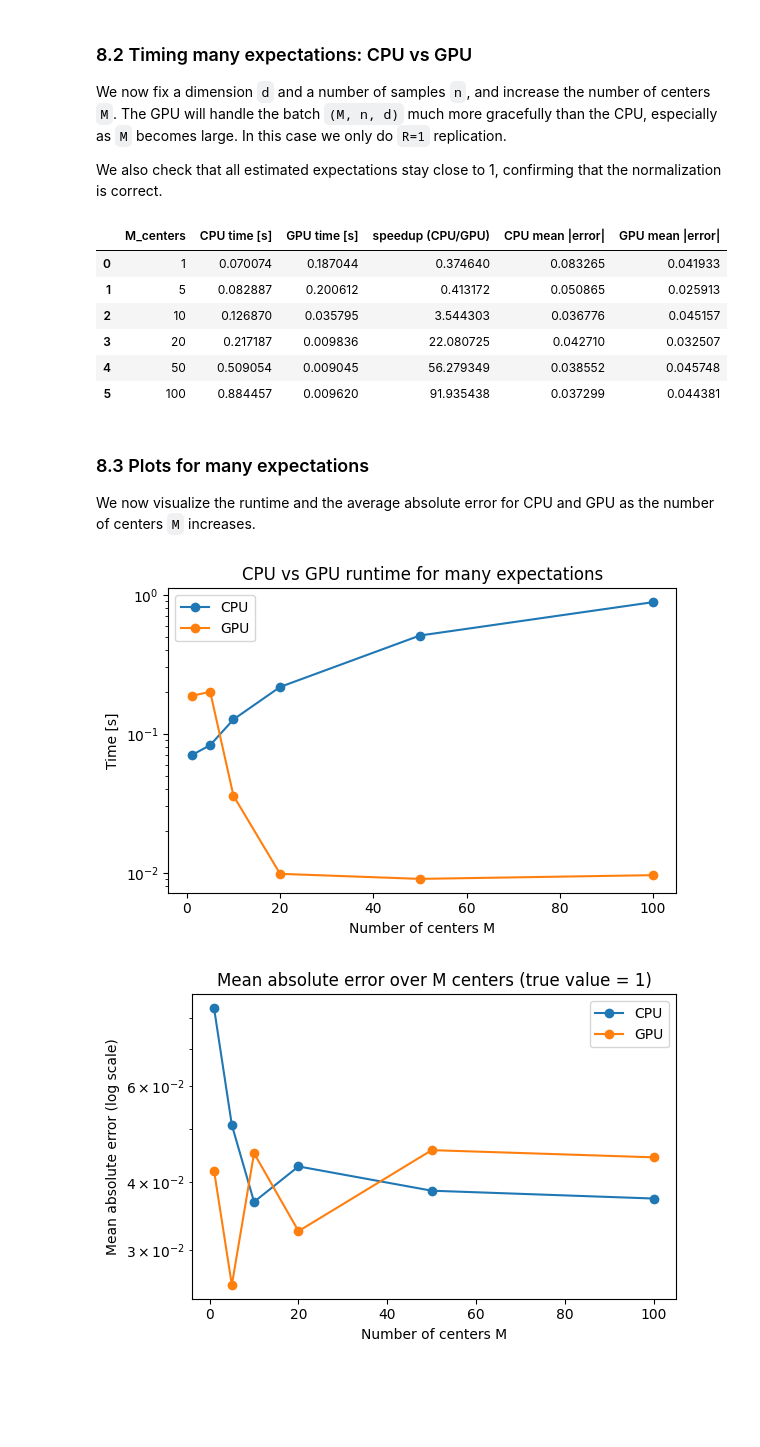
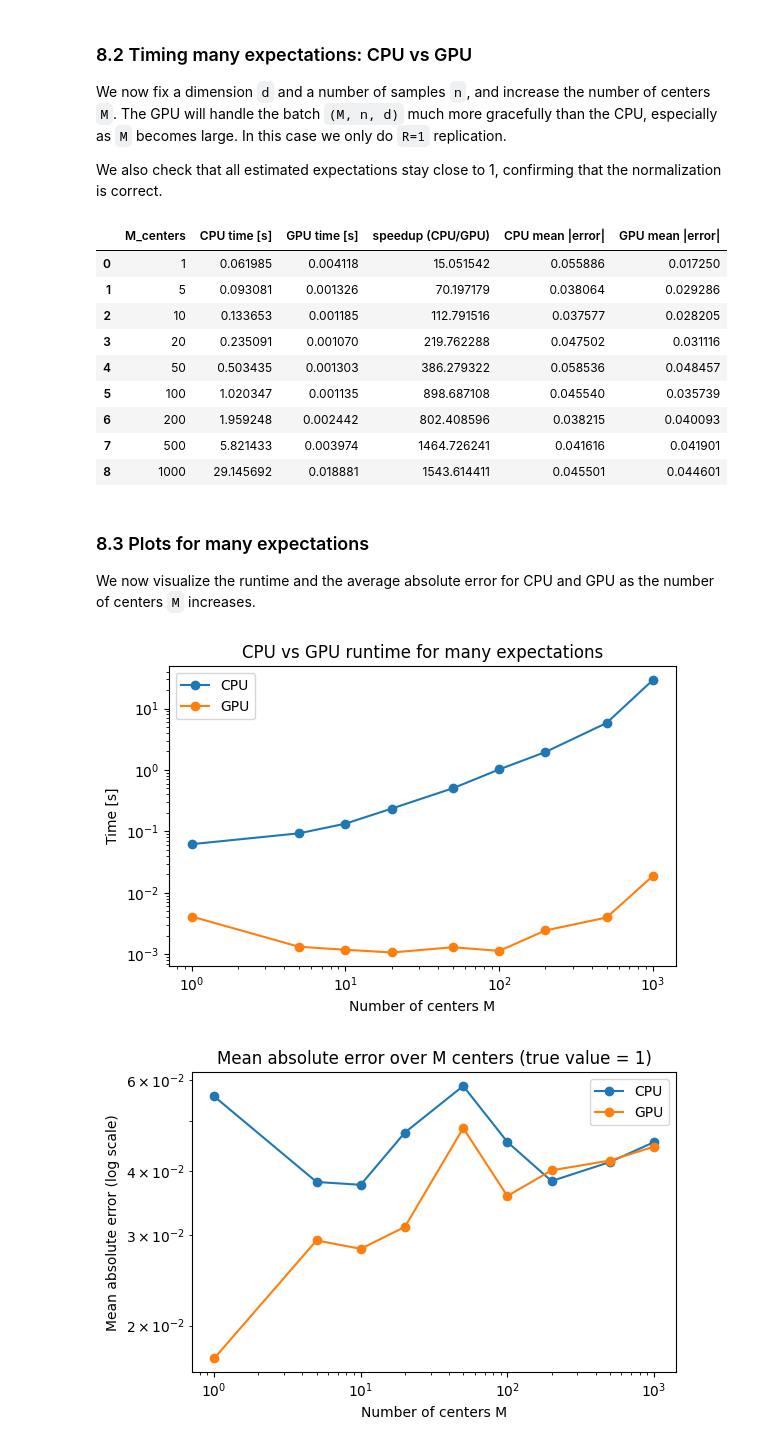
Before and after one commit to QMCSoftware/MATH565Fall2025, a Jupyter notebook: notebooks/GPU_MonteCarlo_Demo.ipynb, the cells around one changed output. Drawn from its saved outputs; the diff is of its cells as text; code cells hidden in the pictures; blank space fills up the shorter version.

```diff
--- a/notebooks/GPU_MonteCarlo_Demo.ipynb
+++ b/notebooks/GPU_MonteCarlo_Demo.ipynb
@@ -470,7 +470,7 @@ d_many = 20
 n_many = 200_000
 
 # Different numbers of centers M to try
-Ms = [1, 5, 10, 20, 50, 100]
+Ms = [1, 5, 10, 20, 50, 100, 200, 500, 1000]
 
 # Generate a fixed bank of centers A_max, to be shared between CPU and GPU
 M_max = max(Ms)
@@ -510,12 +510,15 @@ df_many = pd.DataFrame.from_records(records_many)
 df_many
 # %% [output]
 |  | M_centers | CPU time [s] | GPU time [s] | speedup (CPU/GPU) | CPU mean |error| | GPU mean |error| |
-| 0 | 1 | 0.070074 | 0.187044 | 0.374640 | 0.083265 | 0.041933 |
-| 1 | 5 | 0.082887 | 0.200612 | 0.413172 | 0.050865 | 0.025913 |
-| 2 | 10 | 0.126870 | 0.035795 | 3.544303 | 0.036776 | 0.045157 |
-| 3 | 20 | 0.217187 | 0.009836 | 22.080725 | 0.042710 | 0.032507 |
-| 4 | 50 | 0.509054 | 0.009045 | 56.279349 | 0.038552 | 0.045748 |
-| 5 | 100 | 0.884457 | 0.009620 | 91.935438 | 0.037299 | 0.044381 |
+| 0 | 1 | 0.061985 | 0.004118 | 15.051542 | 0.055886 | 0.017250 |
+| 1 | 5 | 0.093081 | 0.001326 | 70.197179 | 0.038064 | 0.029286 |
+| 2 | 10 | 0.133653 | 0.001185 | 112.791516 | 0.037577 | 0.028205 |
+| 3 | 20 | 0.235091 | 0.001070 | 219.762288 | 0.047502 | 0.031116 |
+| 4 | 50 | 0.503435 | 0.001303 | 386.279322 | 0.058536 | 0.048457 |
+| 5 | 100 | 1.020347 | 0.001135 | 898.687108 | 0.045540 | 0.035739 |
+| 6 | 200 | 1.959248 | 0.002442 | 802.408596 | 0.038215 | 0.040093 |
+| 7 | 500 | 5.821433 | 0.003974 | 1464.726241 | 0.041616 | 0.041901 |
+| 8 | 1000 | 29.145692 | 0.018881 | 1543.614411 | 0.045501 | 0.044601 |
 # %% [markdown]
 ### 8.3 Plots for many expectations
 
@@ -524,29 +527,31 @@ number of centers `M` increases.
 # %%
 fig, ax = plt.subplots(figsize=(6, 4))
 
 ax.plot(df_many["M_centers"], df_many["CPU time [s]"], marker="o", label="CPU")
 ax.plot(df_many["M_centers"], df_many["GPU time [s]"], marker="o", label="GPU")
 
 ax.set_xlabel("Number of centers M")
 ax.set_ylabel("Time [s]")
 ax.set_title("CPU vs GPU runtime for many expectations")
+ax.set_xscale("log")
 ax.set_yscale("log")
 ax.legend()
 plt.tight_layout()
 plt.show()
 
 fig, ax = plt.subplots(figsize=(6, 4))
 
 ax.plot(df_many["M_centers"], df_many["CPU mean |error|"], marker="o", label="CPU")
 ax.plot(df_many["M_centers"], df_many["GPU mean |error|"], marker="o", label="GPU")
 
+ax.set_xscale("log")
 ax.set_yscale("log")
 ax.set_xlabel("Number of centers M")
 ax.set_ylabel("Mean absolute error (log scale)")
 ax.set_title("Mean absolute error over M centers (true value = 1)")
 ax.legend()
 plt.tight_layout()
 plt.show()
 # %% [output]
-[figure, old version]
+[figure, new version]
-[figure, old version]
+[figure, new version]
```
Also changed, not shown: parts of 5 cells of this notebook.
